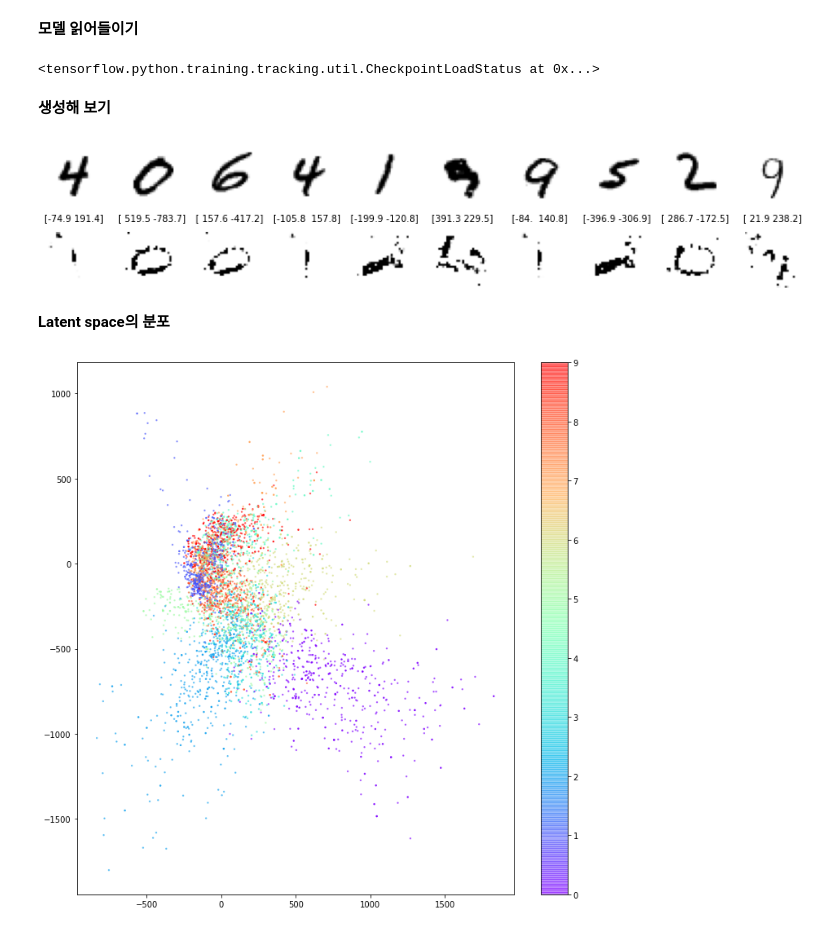
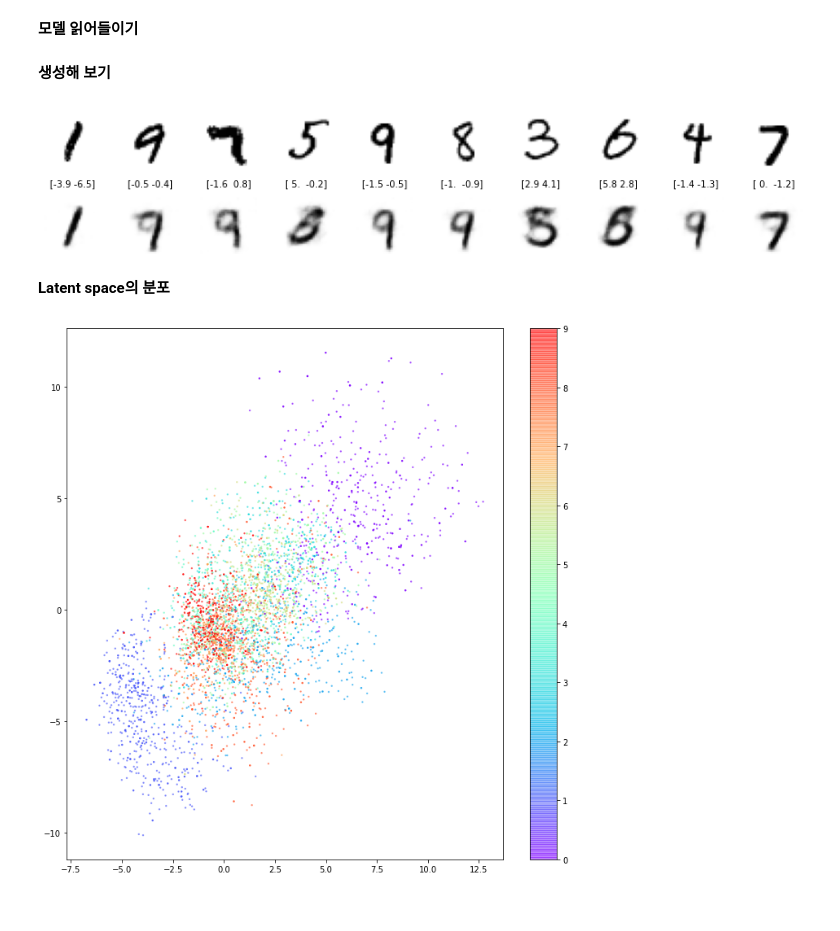
Before and after one commit to kotech1/computervision, a Jupyter notebook: 11_gan.ipynb, the cells around one changed output. Saved outputs shown, nothing was run; the diff lists cells and outputs as text; code cells hidden in the pictures.

```diff
--- a/11_gan.ipynb
+++ b/11_gan.ipynb
@@ -110,5 +110,5 @@ if MODE == 'build':
     ae.save(save_folder)
 else:
     ae = keras.models.load_model(save_folder, custom_objects={'r_loss': r_loss})
-    ae.load_weights(save_folder+'/'+'checkpoint')
+    #ae.load_weights(save_folder+'/'+'checkpoint')
 # %% [output]
@@ -124,15 +118,22 @@ INFO:tensorflow:Assets written to: data/weights/assets
 # %%
 # mnist 데이터 읽어오기
 (x_train, y_train), (x_test, y_test) = keras.datasets.mnist.load_data()
-mnist_digits = np.concatenate([x_train, x_test], axis=0)
-mnist_digits = np.expand_dims(mnist_digits, -1).astype("float32") / 255
+#mnist_digits = np.concatenate([x_train, x_test], axis=0)
+#mnist_digits = np.expand_dims(mnist_digits, -1).astype("float32") / 255
+
+x_train = x_train.reshape((60000, 28, 28, 1))
+x_test = x_test.reshape((10000, 28, 28, 1))
+
+x_train = x_train/255.
+x_test = x_test/255.
 
 # 매 epoch마다 모델 weights 저장
 #lr_sched = step_decay_schedule(initial_lr=self.learning_rate, decay_factor=lr_decay, step_size=1)
 checkpoint = ModelCheckpoint(save_folder+'/'+'checkpoint', save_weights_only = False, verbose=1)
 
-callbacks_list = [checkpoint]
-ae.fit(mnist_digits, mnist_digits, epochs=EPOCHS, batch_size=BATCH_SIZE, callbacks=callbacks_list)
+#callbacks_list = [checkpoint]
+callbacks_list = []
+ae.fit(x_train[:1000], x_train[:1000], epochs=EPOCHS, batch_size=BATCH_SIZE, callbacks=callbacks_list)
 ae.save(save_folder)
 # %% [output]
 Epoch 1/200
@@ -148,39 +158,39 @@ KeyboardInterrupt: ignored
 # %%
 
 save_folder = os.path.join(SAVE_FOLDER, 'weights')
-AE = AutoEncoder(encoder, decoder)
-AE.load_weights(save_folder+'/'+'checkpoint')
+#AE = AutoEncoder(encoder, decoder)
+#AE.load_weights(save_folder+'/'+'checkpoint')
+AE = keras.models.load_model(save_folder, custom_objects={'r_loss': r_loss})
-# %% [output]
-<tensorflow.python.training.tracking.util.CheckpointLoadStatus at 0x...>
 # %% [markdown]
 **생성해 보기**
 # %%
 import matplotlib.pyplot as plt
+
 n_to_show = 10
 example_idx = np.random.choice(range(len(x_test)), n_to_show)
 example_images = x_test[example_idx]
 
 z_points = AE.encoder.predict(example_images)
 
-reconst_images = AE.decoder.predict(z_points)
+reconst_images = ae.decoder.predict(z_points)
 
 fig = plt.figure(figsize=(15, 3))
 fig.subplots_adjust(hspace=0.4, wspace=0.4)
 
 for i in range(n_to_show):
     img = example_images[i].squeeze()
     ax = fig.add_subplot(2, n_to_show, i+1)
     ax.axis('off')
     ax.text(0.5, -0.35, str(np.round(z_points[i],1)), fontsize=10, ha='center', transform=ax.transAxes)
     ax.imshow(img, cmap='gray_r')
 
 for i in range(n_to_show):
     img = reconst_images[i].squeeze()
     ax = fig.add_subplot(2, n_to_show, i+n_to_show+1)
     ax.axis('off')
     ax.imshow(img, cmap='gray_r')
 # %% [output]
-[figure, old version]
+[figure, new version]
 # %% [markdown]
 **Latent space의 분포**
 # %%
@@ -200,4 +210,4 @@ plt.scatter(z_points[:, 0] , z_points[:, 1] , cmap='rainbow' , c= example_labels
 plt.colorbar()
 plt.show()
 # %% [output]
-[figure, old version]
+[figure, new version]
```
Also changed, not shown: parts of 4 cells of this notebook.
